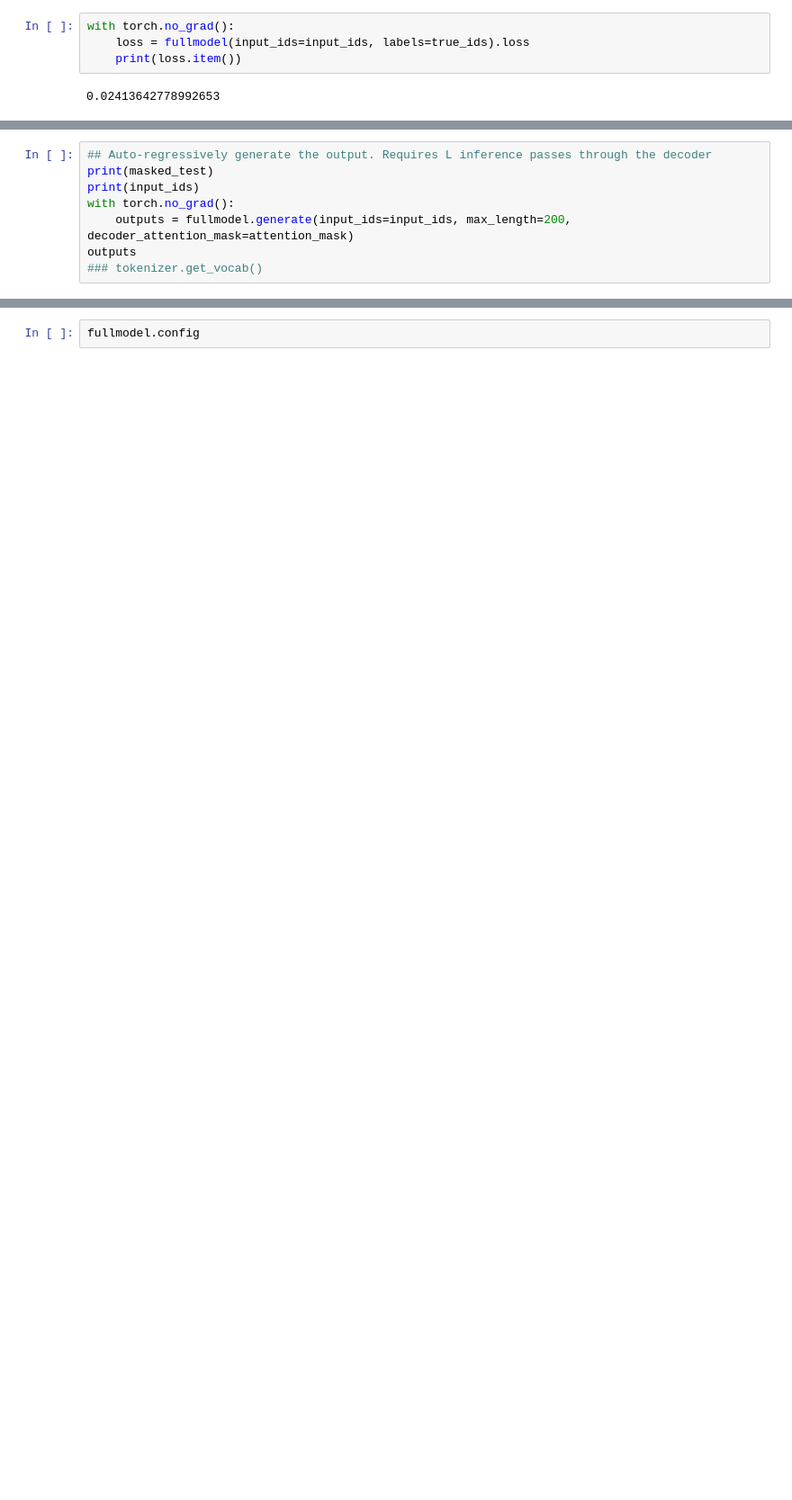
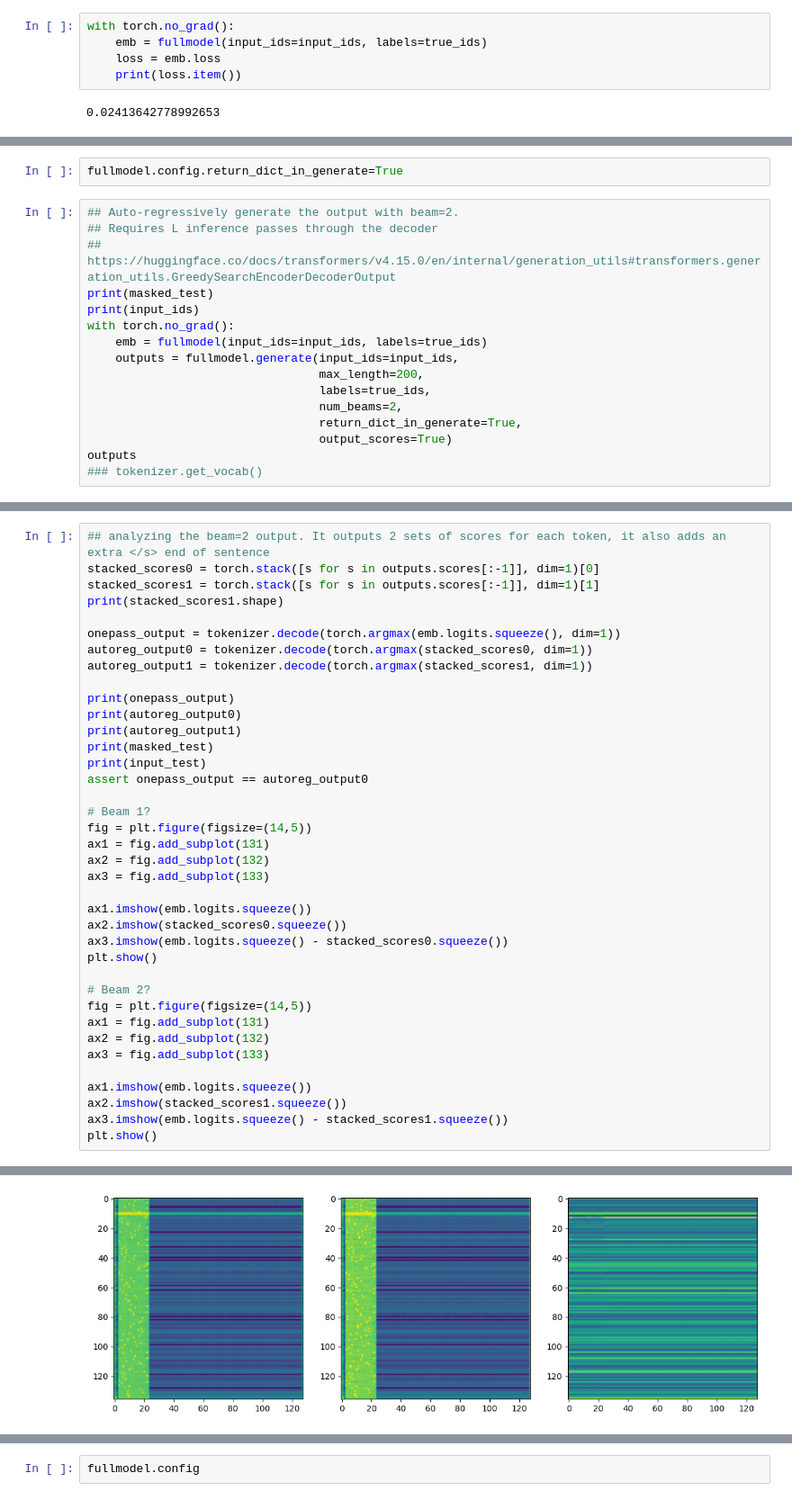
Before and after one commit to francosimonetti/disorder_flavours, a Jupyter notebook: jupyter/decoder_loss.ipynb, the cells around one changed output, grey strips where cells are left out. Shown at 90% size. Drawn from its saved outputs; the diff is of its cells as text; blank space fills up the shorter version.

```diff
--- a/jupyter/decoder_loss.ipynb
+++ b/jupyter/decoder_loss.ipynb
@@ -86,6 +97,7 @@ torch.Size([1, 136])
 # %%
 with torch.no_grad():
-    loss = fullmodel(input_ids=input_ids, labels=true_ids).loss
+    emb = fullmodel(input_ids=input_ids, labels=true_ids)
+    loss = emb.loss
     print(loss.item())
 # %% [output]
 0.02413642778992653
@@ -162,9 +183,19 @@ torch.Size([136, 136])
+# %%
+fullmodel.config.return_dict_in_generate=True
 # %%
-## Auto-regressively generate the output. Requires L inference passes through the decoder
+## Auto-regressively generate the output with beam=2.
+## Requires L inference passes through the decoder
+## https://huggingface.co/docs/transformers/v4.15.0/en/internal/generation_utils#transformers.generation_utils.GreedySearchEncoderDecoderOutput
 print(masked_test)
 print(input_ids)
 with torch.no_grad():
-    outputs = fullmodel.generate(input_ids=input_ids, max_length=200, decoder_attention_mask=attention_mask)
+    emb = fullmodel(input_ids=input_ids, labels=true_ids)
+    outputs = fullmodel.generate(input_ids=input_ids,
+                                 max_length=200,
+                                 labels=true_ids,
+                                 num_beams=2,
+                                 return_dict_in_generate=True,
+                                 output_scores=True)
 outputs
 ### tokenizer.get_vocab()
 # %% [output]
@@ -182,0 +234,39 @@ RuntimeError: output with shape [1, 32, 1, 1] doesn't match the broadcast shape
+# %%
+## analyzing the beam=2 output. It outputs 2 sets of scores for each token, it also adds an extra </s> end of sentence
+stacked_scores0 = torch.stack([s for s in outputs.scores[:-1]], dim=1)[0]
+stacked_scores1 = torch.stack([s for s in outputs.scores[:-1]], dim=1)[1]
+print(stacked_scores1.shape)
+
+onepass_output = tokenizer.decode(torch.argmax(emb.logits.squeeze(), dim=1))
+autoreg_output0 = tokenizer.decode(torch.argmax(stacked_scores0, dim=1))
+autoreg_output1 = tokenizer.decode(torch.argmax(stacked_scores1, dim=1))
+
+print(onepass_output)
+print(autoreg_output0)
+print(autoreg_output1)
+print(masked_test)
+print(input_test)
+assert onepass_output == autoreg_output0
+
+# Beam 1?
+fig = plt.figure(figsize=(14,5))
+ax1 = fig.add_subplot(131)
+ax2 = fig.add_subplot(132)
+ax3 = fig.add_subplot(133)
+
+ax1.imshow(emb.logits.squeeze())
+ax2.imshow(stacked_scores0.squeeze())
+ax3.imshow(emb.logits.squeeze() - stacked_scores0.squeeze())
+plt.show()
+
+# Beam 2?
+fig = plt.figure(figsize=(14,5))
+ax1 = fig.add_subplot(131)
+ax2 = fig.add_subplot(132)
+ax3 = fig.add_subplot(133)
+
+ax1.imshow(emb.logits.squeeze())
+ax2.imshow(stacked_scores1.squeeze())
+ax3.imshow(emb.logits.squeeze() - stacked_scores1.squeeze())
+plt.show()
+# %% [output]
@@ -182,0 +279 @@ RuntimeError: output with shape [1, 32, 1, 1] doesn't match the broadcast shape
+[figure, added]
```
Also changed, not shown: parts of 33 cells of this notebook, 38 other files.
